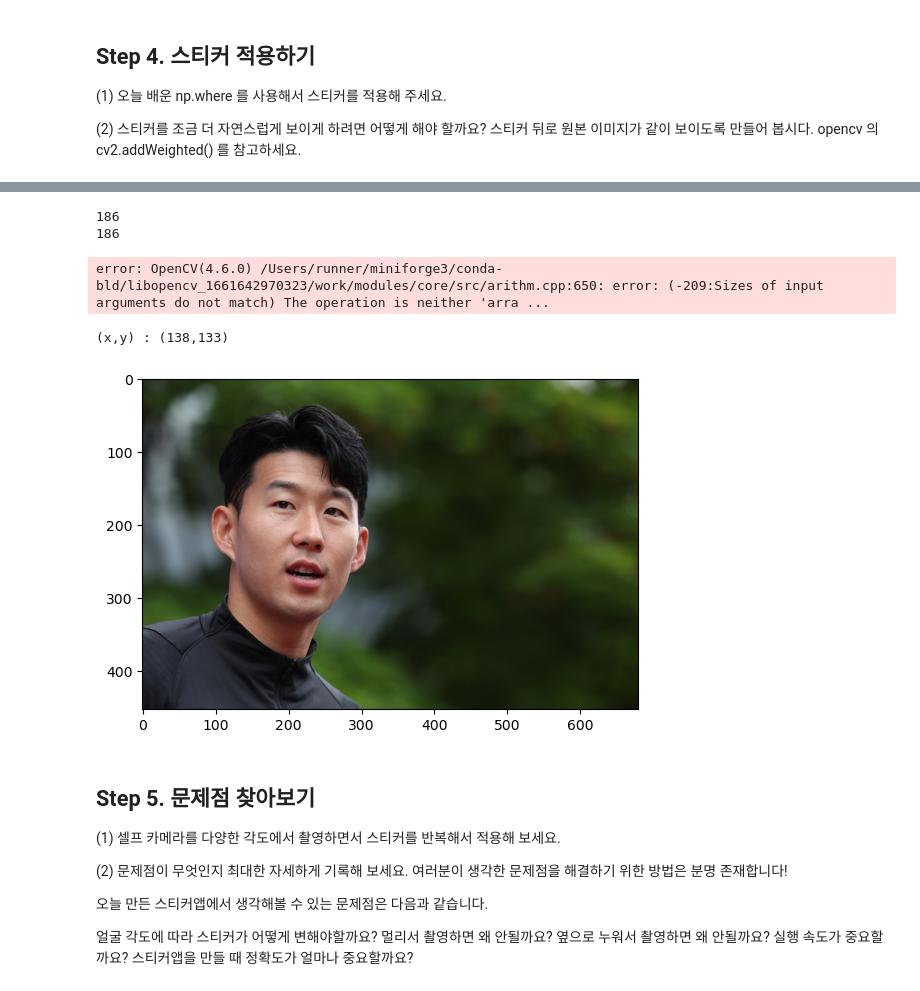
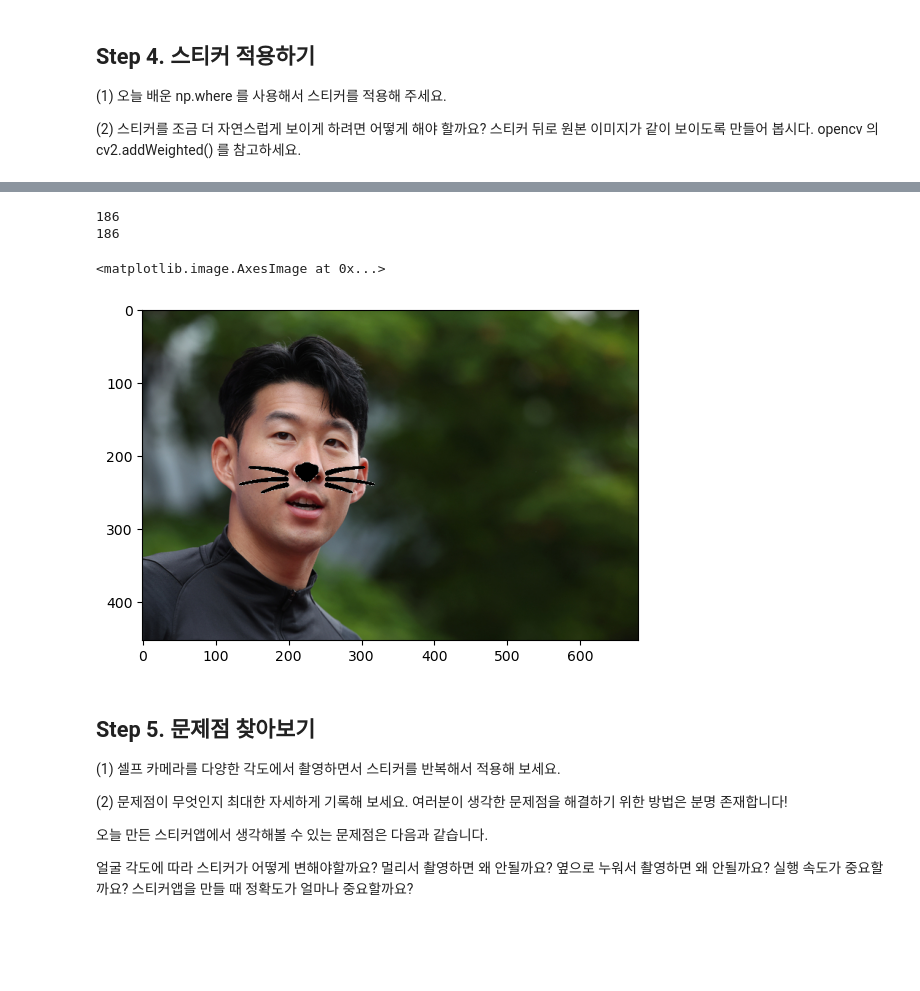
Before and after one commit to feelinppl/Aiffel_RS, a Jupyter notebook: 230103_AIFFEL_EXPL_project7_CrownSticker.ipynb, the cells around one changed output, grey strips where cells are left out. Saved outputs shown, nothing was run; the diff lists cells and outputs as text; code cells hidden in the pictures; blank space fills up the shorter version.

```diff
--- a/230103_AIFFEL_EXPL_project7_CrownSticker.ipynb
+++ b/230103_AIFFEL_EXPL_project7_CrownSticker.ipynb
@@ -183,34 +166,17 @@ plt.imshow(shapes)
 # %%
 # image 합치기 cv2.addweighted() 참고: https://www.binarystudy.com/2022/09/How-to-add-subtract-different-size-images-using-OpenCV-Python.html
 print(min(img_bgr.shape[0],img_sticker.shape[0]))
 print(min(img_bgr.shape[1],img_sticker.shape[1]))
 
-shapes[refined_x : refined_x + min(img_show_rgb_pure.shape[0],img_sticker.shape[0]), refined_y : refined_y + min(img_show_rgb_pure.shape[1],img_sticker.shape[1])] = \
+# img_show_rgb_pure[refined_x : refined_x + min(img_show_rgb_pure.shape[0],img_sticker.shape[0]), refined_y : refined_y + min(img_show_rgb_pure.shape[1],img_sticker.shape[1])] = \
+#     np.where(img_sticker==255,sticker_area,img_sticker).astype(np.uint8)
+
+img_show_rgb_pure[refined_x : refined_x + min(img_show_rgb_pure.shape[0],img_sticker.shape[0]), refined_y : refined_y + min(img_show_rgb_pure.shape[1],img_sticker.shape[1])] = \
     np.where(img_sticker==255,sticker_area,img_sticker).astype(np.uint8)
 
-mask = shapes.astype(bool)
-img_show_rgb_pure[mask] = cv2.addWeighted(img_show_rgb_pure[mask], 0.7, img_sticker, 0.3, 0)
-
 plt.imshow(img_show_rgb_pure)
 # %% [output]
 186
 186
-error: OpenCV(4.6.0) /Users/runner/miniforge3/conda-bld/libopencv_1661642970323/work/modules/core/src/arithm.cpp:650: error: (-209:Sizes of input arguments do not match) The operation is neither 'arra ...
+<matplotlib.image.AxesImage at 0x...>
+[figure, added]
-# %%
-#33과 51번의 사이에 하면 좋을 것 같네요.
-
-# 왕관 이미지가 이미지 밖에서 시작하지 않도록 조정이 필요함
-# 좌표 순서가 y,x임에 유의한다. (y,x,rgb channel)
-# 현재 상황에서는 -y 크기만큼 스티커를 crop 하고, top 의 x좌표와 y 좌표를 각각의 경우에 맞춰 원본 이미지의 경계 값으로 수정하면 아래와 같은 형식으로 나옵니다.
-# 음수값 만큼 왕관 이미지(혹은 추후 적용할 스티커 이미지)를 자른다.
-if refined_x < 0:
-    img_sticker = img_sticker[:, -refined_x:]
-    refined_x = 0
-# 왕관 이미지를 씌우기 위해 왕관 이미지가 시작할 y좌표 값 조정
-if refined_y < 0:
-    img_sticker = img_sticker[-refined_y:, :] # refined_y가 -98이므로, img_sticker[98: , :]가 된다. (187, 187, 3)에서 (89, 187, 3)이 됨 (187개 중에서 98개가 잘려나감)
-    refined_y = 0
-
-print (f'(x,y) : ({refined_x},{refined_y})')
-# %% [output]
-(x,y) : (138,133)
@@ -238,10 +183,3 @@ img_show[refined_y:refined_y+img_sticker.shape[0], refined_x:refined_x+img_stick
-# %%
-# 왕관 이미지를 적용한 이미지를 보여준다.
-# 얼굴 영역(7-3)과 랜드마크(7-4)를 미리 적용해놓은 img_show에 왕관 이미지를 덧붙인 이미지가 나오게 된다.)
-plt.imshow(cv2.cvtColor(img_bgr, cv2.COLOR_BGR2RGB))
-plt.show()
-# %% [output]
-[figure, removed]
 # %% [markdown]
 ## Step 5. 문제점 찾아보기
 (1) 셀프 카메라를 다양한 각도에서 촬영하면서 스티커를 반복해서 적용해 보세요.
```
Also changed, not shown: parts of 9 cells of this notebook.
